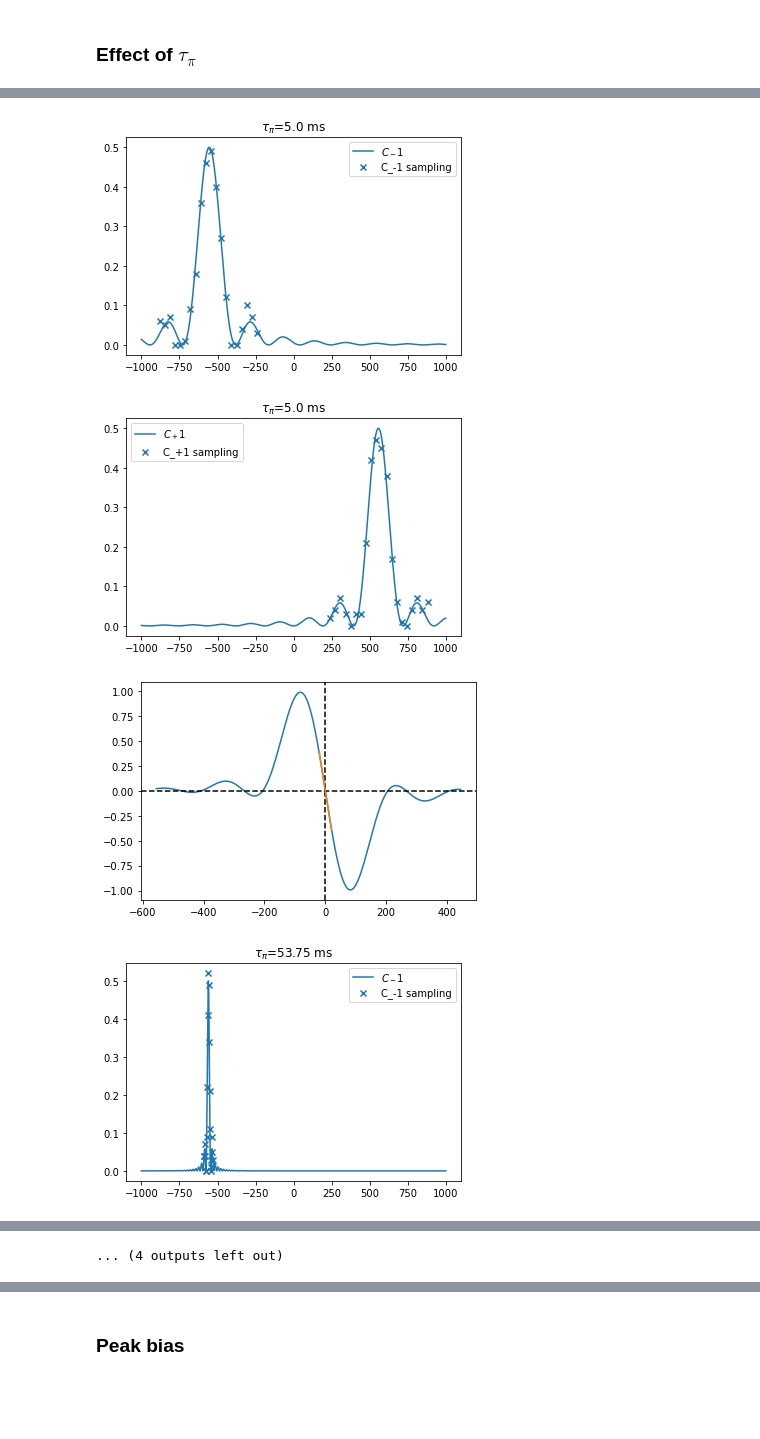
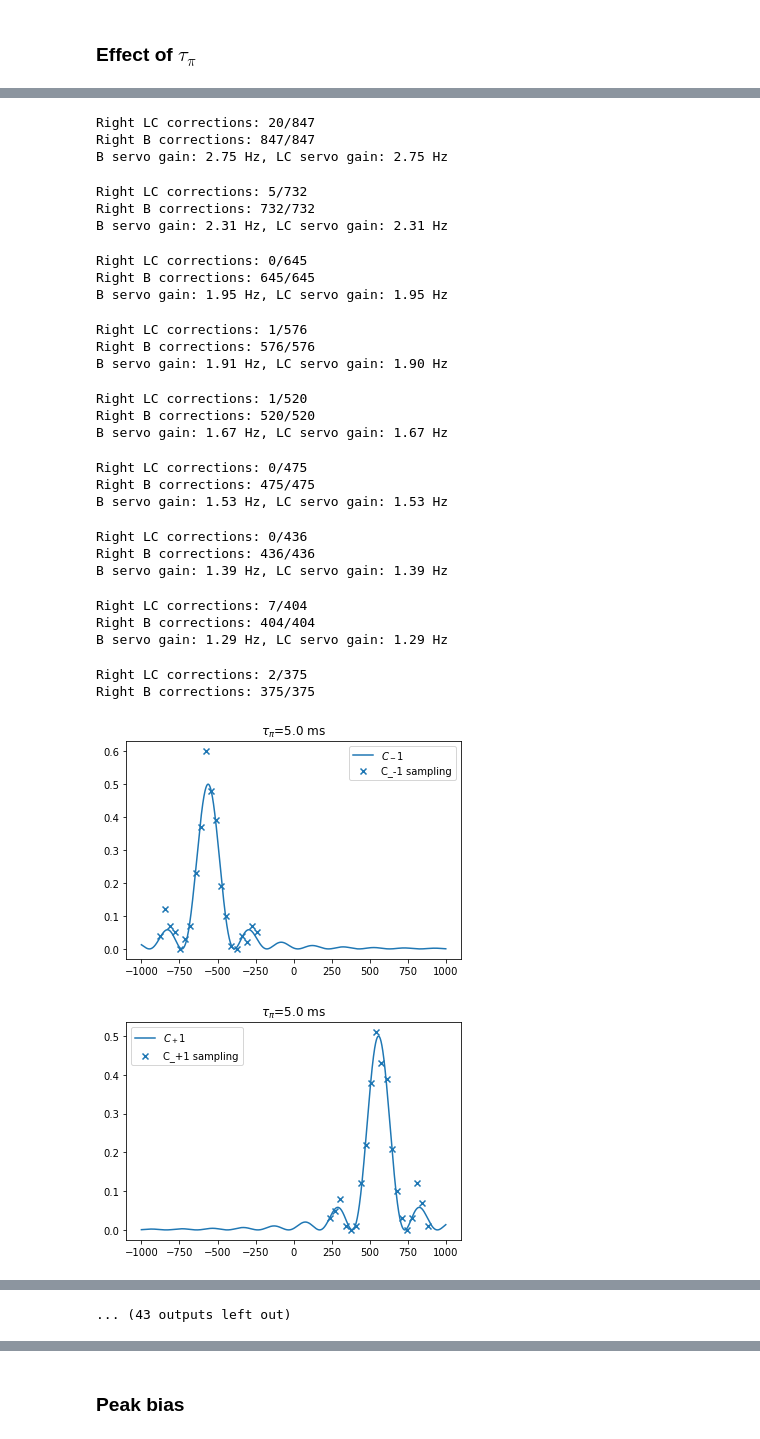
Before and after one commit to speug/srservosim, a Jupyter notebook: notebooks/bichromatic.ipynb, the cells around one changed output, grey strips where cells are left out. Drawn from its saved outputs; the diff is of its cells as text; code cells hidden in the pictures; blank space fills up the shorter version.

Commit message:
added correct guesses stastistic

```diff
--- a/notebooks/bichromatic.ipynb
+++ b/notebooks/bichromatic.ipynb
@@ -291,7 +291,7 @@ np.seterr("raise")
 B_drift = 1./3600 # nT/s, B-field drift
 zeeman_coeff = 5.6 # Hz/nT, Zeeman peak coefficient
 linear_zeeman = lambda B: zeeman_coeff*B
-tau_pis = np.linspace(5e-3, 200e-3, 5) # Pi-pulse length
+tau_pis = np.linspace(5e-3, 200e-3, 15) # Pi-pulse length
 n_s = 100 # number of samples
 state_preparation = False
 max_tau = 30000 # s, max integration time
@@ -304,6 +304,10 @@ eta_cavities = []
 eta_Bs = []
 eta_Cs = []
 Bs = []
+
+right_LC_guesses = []
+right_B_guesses = []
+total_guesses = []
 
 # run with different tau_pis
 for ti in range(len(tau_pis)):
@@ -404,8 +408,7 @@ for ti in range(len(tau_pis)):
         discriminant_B = np.divide(p_sep1 - p_sep2, p_sep1 + p_sep2)
         B_correction = discriminant_B * servo_gains[0]
         eta_B[i] = eta_B[i-1] + B_correction
-        if np.sign(eta_B[i-1]) == np.sign(B_correction):
-            #print(f'Correcting to wrong direction! {eta_C[i-1]} + {LC_correction}')
+        if np.sign(eta_B[i-1]) == np.sign(B_correction-z_s):
             wrong_B_corrections += 1
         else:
             right_B_corrections += 1
@@ -436,4 +439,8 @@ for ti in range(len(tau_pis)):
     eta_Bs += [eta_B]
     eta_Cs += [eta_C]
     Bs += [B_field]
+
+    right_LC_guesses += [right_LC_corrections]
+    right_B_guesses += [right_B_corrections]
+    total_guesses += [sum_LC_corrections]
 # %% [output]
@@ -455,4 +466,28 @@ Right B corrections: 369/375
+Right LC corrections: 20/847
+Right B corrections: 847/847
+B servo gain: 2.75 Hz, LC servo gain: 2.75 Hz
+Right LC corrections: 5/732
+Right B corrections: 732/732
+B servo gain: 2.31 Hz, LC servo gain: 2.31 Hz
+Right LC corrections: 0/645
+Right B corrections: 645/645
+B servo gain: 1.95 Hz, LC servo gain: 1.95 Hz
+Right LC corrections: 1/576
+Right B corrections: 576/576
+B servo gain: 1.91 Hz, LC servo gain: 1.90 Hz
+Right LC corrections: 1/520
+Right B corrections: 520/520
+B servo gain: 1.67 Hz, LC servo gain: 1.67 Hz
+Right LC corrections: 0/475
+Right B corrections: 475/475
+B servo gain: 1.53 Hz, LC servo gain: 1.53 Hz
+Right LC corrections: 0/436
+Right B corrections: 436/436
+B servo gain: 1.39 Hz, LC servo gain: 1.39 Hz
+Right LC corrections: 7/404
+Right B corrections: 404/404
+B servo gain: 1.29 Hz, LC servo gain: 1.29 Hz
+Right LC corrections: 2/375
+Right B corrections: 375/375
-[figure, old version]
+[figure, new version]
-[figure, old version]
+[figure, new version]
-[figure, removed]
-[figure, removed]
@@ -466,4 +494,4 @@ Right B corrections: 369/375
-... (4 outputs left out)
+... (43 outputs left out)
 # %%
 for t, eta_cavity, eta_C, eta_B, B_field, tau_pi in zip(ts, eta_cavities, eta_Cs, eta_Bs, Bs, tau_pis):
     T_c = 2*tau_pi # s, single cycle length
```
Also changed, not shown: parts of 6 cells of this notebook.
